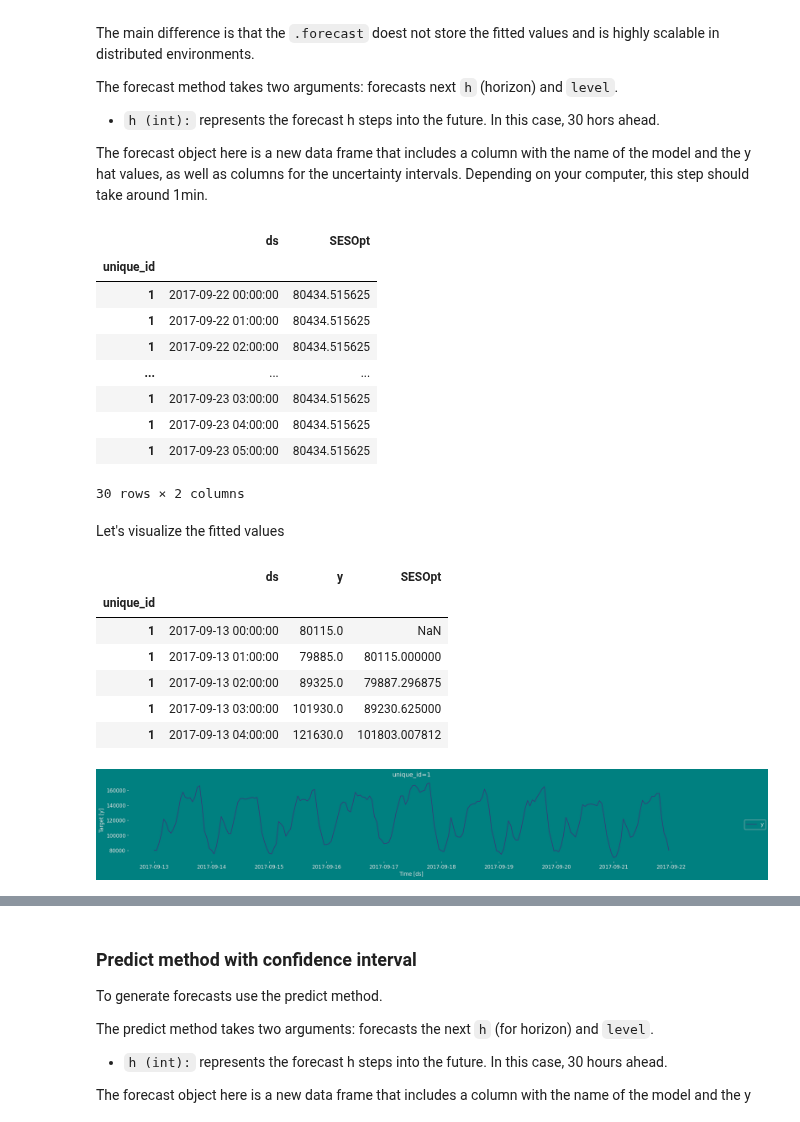
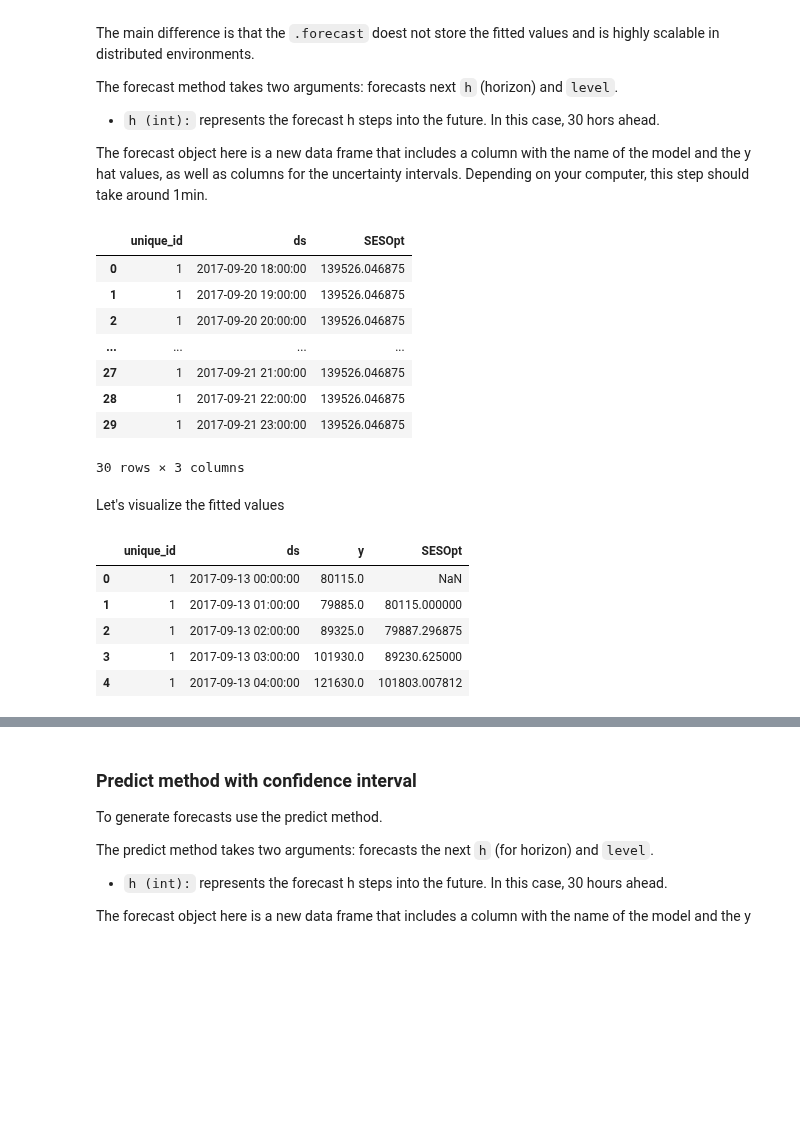
Before and after one commit to Nixtla/statsforecast, a Jupyter notebook: nbs/docs/models/SimpleExponentialOptimized.ipynb, the cells around one changed output, grey strips where cells are left out. Cells and saved outputs as stored; diff of their text form; code cells hidden in the pictures; blank space fills up the shorter version.

```diff
--- a/nbs/docs/models/SimpleExponentialOptimized.ipynb
+++ b/nbs/docs/models/SimpleExponentialOptimized.ipynb
@@ -243,14 +221,11 @@ models: a list of models. Select the models you want from models and import them
 
 Any settings are passed into the constructor. Then you call its fit method and pass in the historical data frame.
 # %%
-sf = StatsForecast(df=df,
-                   models=models,
-                   freq='H',
-                   n_jobs=-1)
+sf = StatsForecast(models=models, freq='h')
 # %% [markdown]
 ### Fit the Model
 # %%
-sf.fit()
+sf.fit(df=train)
 # %% [output]
 StatsForecast(models=[SESOpt])
 # %% [markdown]
@@ -316,34 +291,27 @@ The forecast method takes two arguments: forecasts next `h` (horizon) and `level
 The forecast object here is a new data frame that includes a column with the name of the model and the y hat values, as well as columns for the uncertainty intervals. Depending on your computer, this step should take around 1min.
 # %%
 # Prediction
-Y_hat = sf.forecast(horizon, fitted=True)
-
+Y_hat = sf.forecast(df=train, h=horizon, fitted=True)
 Y_hat
 # %% [output]
-|  | ds | SESOpt |
-| unique_id |  |  |
-| 1 | 2017-09-22 00:00:00 | 80434.515625 |
-| 1 | 2017-09-22 01:00:00 | 80434.515625 |
-| 1 | 2017-09-22 02:00:00 | 80434.515625 |
-| ... | ... | ... |
-| 1 | 2017-09-23 03:00:00 | 80434.515625 |
-| 1 | 2017-09-23 04:00:00 | 80434.515625 |
-| 1 | 2017-09-23 05:00:00 | 80434.515625 |
+|  | unique_id | ds | SESOpt |
+| 0 | 1 | 2017-09-20 18:00:00 | 139526.046875 |
+| 1 | 1 | 2017-09-20 19:00:00 | 139526.046875 |
+| 2 | 1 | 2017-09-20 20:00:00 | 139526.046875 |
+| ... | ... | ... | ... |
+| 27 | 1 | 2017-09-21 21:00:00 | 139526.046875 |
+| 28 | 1 | 2017-09-21 22:00:00 | 139526.046875 |
+| 29 | 1 | 2017-09-21 23:00:00 | 139526.046875 |
-30 rows × 2 columns
+30 rows × 3 columns
 # %% [markdown]
 Let's visualize the fitted values
 # %%
 values=sf.forecast_fitted_values()
 values.head()
 # %% [output]
-|  | ds | y | SESOpt |
-| unique_id |  |  |  |
-| 1 | 2017-09-13 00:00:00 | 80115.0 | NaN |
-| 1 | 2017-09-13 01:00:00 | 79885.0 | 80115.000000 |
-| 1 | 2017-09-13 02:00:00 | 89325.0 | 79887.296875 |
-| 1 | 2017-09-13 03:00:00 | 101930.0 | 89230.625000 |
-| 1 | 2017-09-13 04:00:00 | 121630.0 | 101803.007812 |
+|  | unique_id | ds | y | SESOpt |
+| 0 | 1 | 2017-09-13 00:00:00 | 80115.0 | NaN |
+| 1 | 1 | 2017-09-13 01:00:00 | 79885.0 | 80115.000000 |
+| 2 | 1 | 2017-09-13 02:00:00 | 89325.0 | 79887.296875 |
+| 3 | 1 | 2017-09-13 03:00:00 | 101930.0 | 89230.625000 |
+| 4 | 1 | 2017-09-13 04:00:00 | 121630.0 | 101803.007812 |
-# %%
-StatsForecast.plot(values)
-# %% [output]
-[figure, removed]
```
Also changed, not shown: parts of 27 cells of this notebook, 20 other files.
